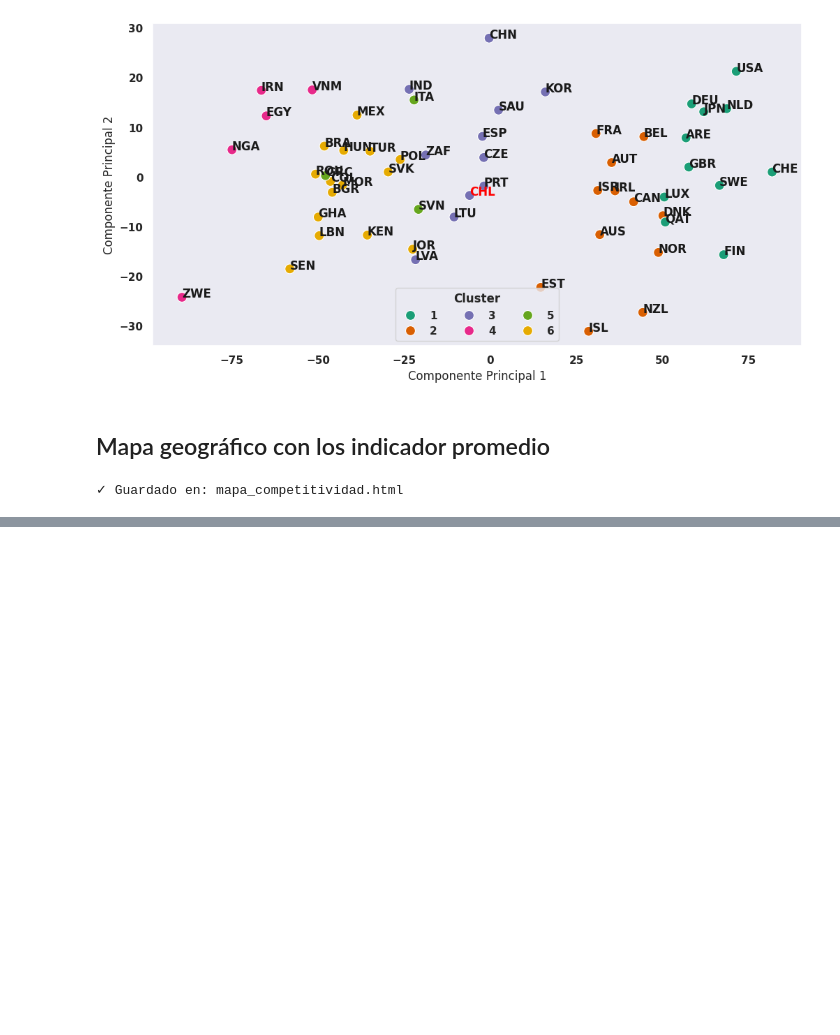
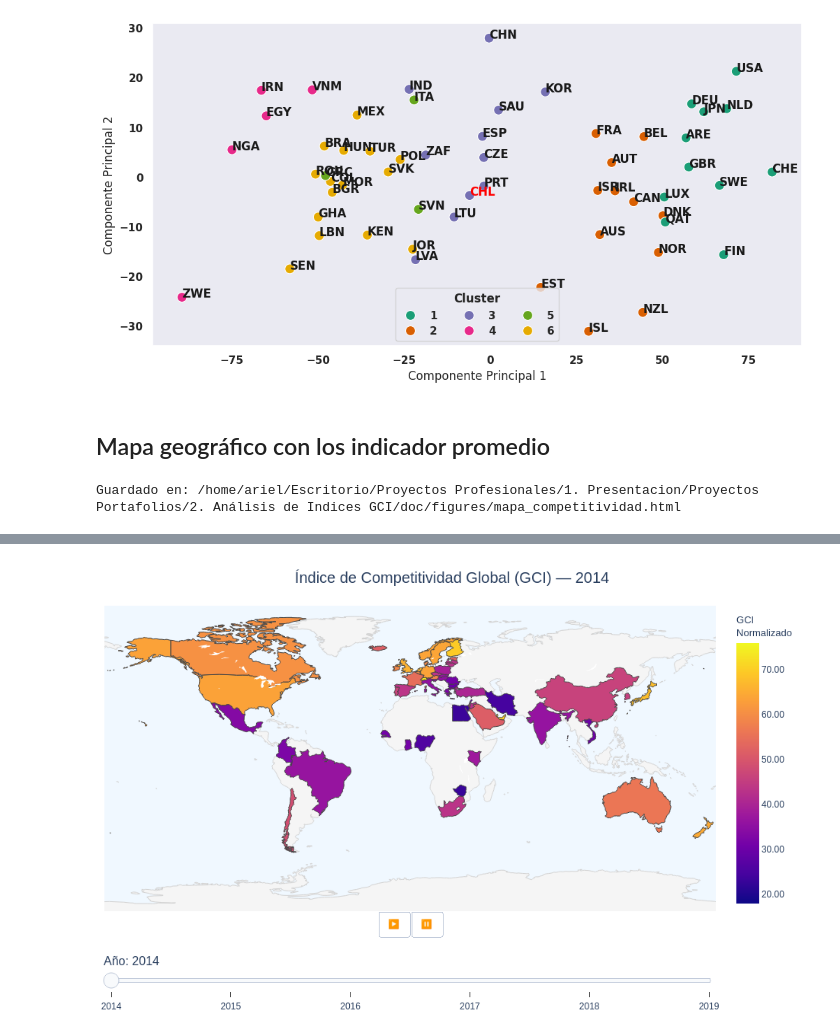
Before and after one commit to Arustico/GCI-Data-Analisis, a Jupyter notebook: notebooks/analisis_indices_wef.ipynb, the cells around one changed output, grey strips where cells are left out. Drawn from its saved outputs; the diff is of its cells as text; code cells hidden in the pictures; blank space fills up the shorter version.

```diff
--- a/notebooks/analisis_indices_wef.ipynb
+++ b/notebooks/analisis_indices_wef.ipynb
@@ -961,7 +965,7 @@ fig = go.Figure(
 # Slider y botones de animación
 #----------------------------------------
 fig.update_layout(
-    width=800,
+    width=900,
     height=600,
     geo=dict(
         showframe=False,
@@ -1008,16 +1012,17 @@ fig.update_layout(
         ]
     )]
 )
-
-# ── Exportar a HTML autocontenido ──────────────────────────────────────────────
+#----------------------------------------
+# Exportar a HTML autocontenido
+#----------------------------------------
 filename = f"{FIG_FOLDER}/mapa_competitividad.html"
 fig.write_html(
     filename,
-    include_plotlyjs="cdn",     # carga plotly desde CDN (~3KB) en lugar de embeber (~3MB)
+    include_plotlyjs="cdn",
     full_html=True,
 )
-
-print("✓ Guardado en: mapa_competitividad.html")
-fig.show(renderer="iframe", width=1200, height=700)
+print(f"Guardado en: {filename}")
+#----------------------------------------
+fig.show(renderer="jupyterlab", width=800,height=600)
 # %% [output]
-✓ Guardado en: mapa_competitividad.html
+Guardado en: /home/ariel/Escritorio/Proyectos Profesionales/1. Presentacion/Proyectos Portafolios/2. Análisis de Indices GCI/doc/figures/mapa_competitividad.html
@@ -1024,0 +1029 @@ fig.show(renderer="iframe", width=1200, height=700)
+[figure, added]
```
Also changed, not shown: parts of 2 cells of this notebook.
